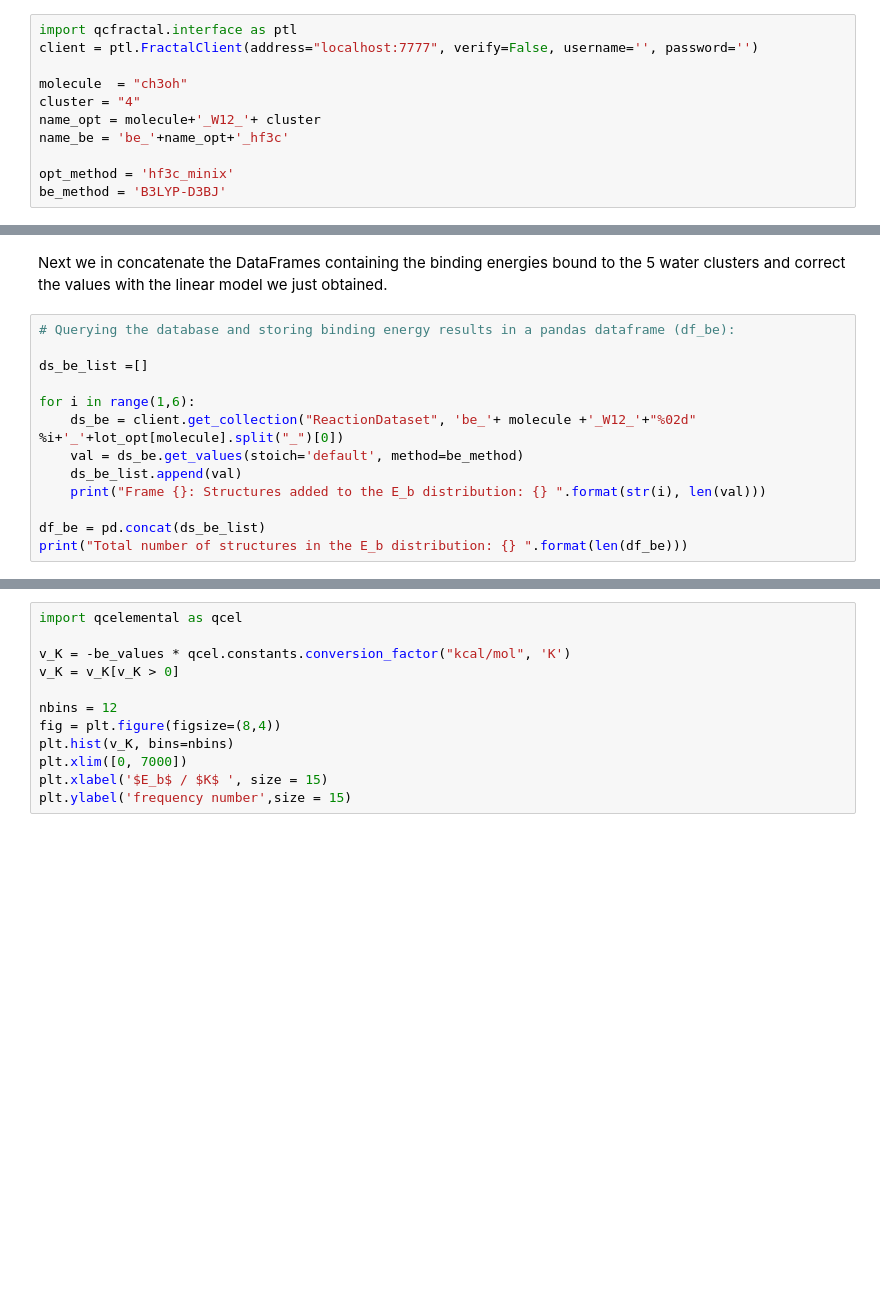
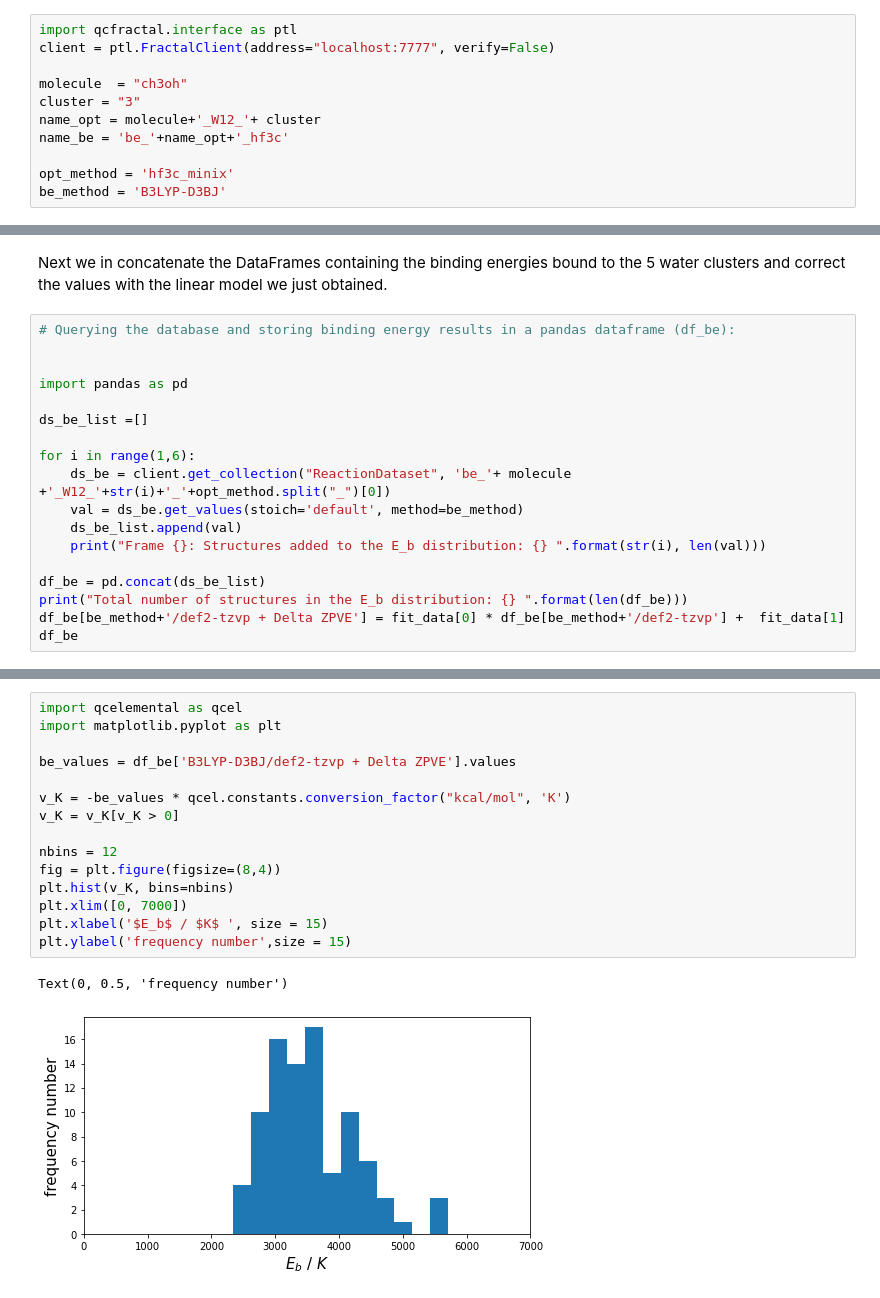
Before and after one commit to QCMM/beep, a Jupyter notebook: tutorial/data_generation/04_Hessian_and_ZPVE.ipynb, the cells around one changed output, grey strips where cells are left out. Drawn from its saved outputs; the diff is of its cells as text; blank space fills up the shorter version.

```diff
--- a/tutorial/data_generation/04_Hessian_and_ZPVE.ipynb
+++ b/tutorial/data_generation/04_Hessian_and_ZPVE.ipynb
@@ -12,10 +11,10 @@ from beep.be_tools import zpve_correction
 First we need to call the client and  the name of the `ReactionDataset` that contains the stoichiometry information and the binding energy values. Since we computed the Hessian at the HF-3C/Minix geometry we need to specify that in the name of the `ReactionDataset`
 # %%
 import qcfractal.interface as ptl
-client = ptl.FractalClient(address="localhost:7777", verify=False, username='', password='')
+client = ptl.FractalClient(address="localhost:7777", verify=False)
 
 molecule  = "ch3oh"
-cluster = "4"
+cluster = "3"
 name_opt = molecule+'_W12_'+ cluster
 name_be = 'be_'+name_opt+'_hf3c'
 
@@ -30,14 +70,19 @@ df_zpve_corr, fit_data, fig =  zpve_correction(name_be, be_method, opt_method, c
 Next we  in concatenate the DataFrames containing the binding energies bound to the 5 water clusters and correct the values with the linear model we just obtained.
 # %%
 # Querying the database and storing binding energy results in a pandas dataframe (df_be):
+
+
+import pandas as pd
 
 ds_be_list =[]
 
 for i in range(1,6):
-    ds_be = client.get_collection("ReactionDataset", 'be_'+ molecule +'_W12_'+"%02d" %i+'_'+lot_opt[molecule].split("_")[0])
+    ds_be = client.get_collection("ReactionDataset", 'be_'+ molecule +'_W12_'+str(i)+'_'+opt_method.split("_")[0])
     val = ds_be.get_values(stoich='default', method=be_method)
     ds_be_list.append(val)
     print("Frame {}: Structures added to the E_b distribution: {} ".format(str(i), len(val)))
 
 df_be = pd.concat(ds_be_list)
 print("Total number of structures in the E_b distribution: {} ".format(len(df_be)))
+df_be[be_method+'/def2-tzvp + Delta ZPVE'] = fit_data[0] * df_be[be_method+'/def2-tzvp'] +  fit_data[1]
+df_be
@@ -46,12 +111,18 @@ Finally we have a BE distribution  that we can convert  to Kelvin using QCElemen
 # %%
 import qcelemental as qcel
+import matplotlib.pyplot as plt
+
+be_values = df_be['B3LYP-D3BJ/def2-tzvp + Delta ZPVE'].values
 
 v_K = -be_values * qcel.constants.conversion_factor("kcal/mol", 'K')
 v_K = v_K[v_K > 0]
 
 nbins = 12
 fig = plt.figure(figsize=(8,4))
 plt.hist(v_K, bins=nbins)
 plt.xlim([0, 7000])
 plt.xlabel('$E_b$ / $K$ ', size = 15)
 plt.ylabel('frequency number',size = 15)
+# %% [output]
+Text(0, 0.5, 'frequency number')
+[figure, added]
```
Also changed, not shown: parts of 10 cells of this notebook, 6 other files.
